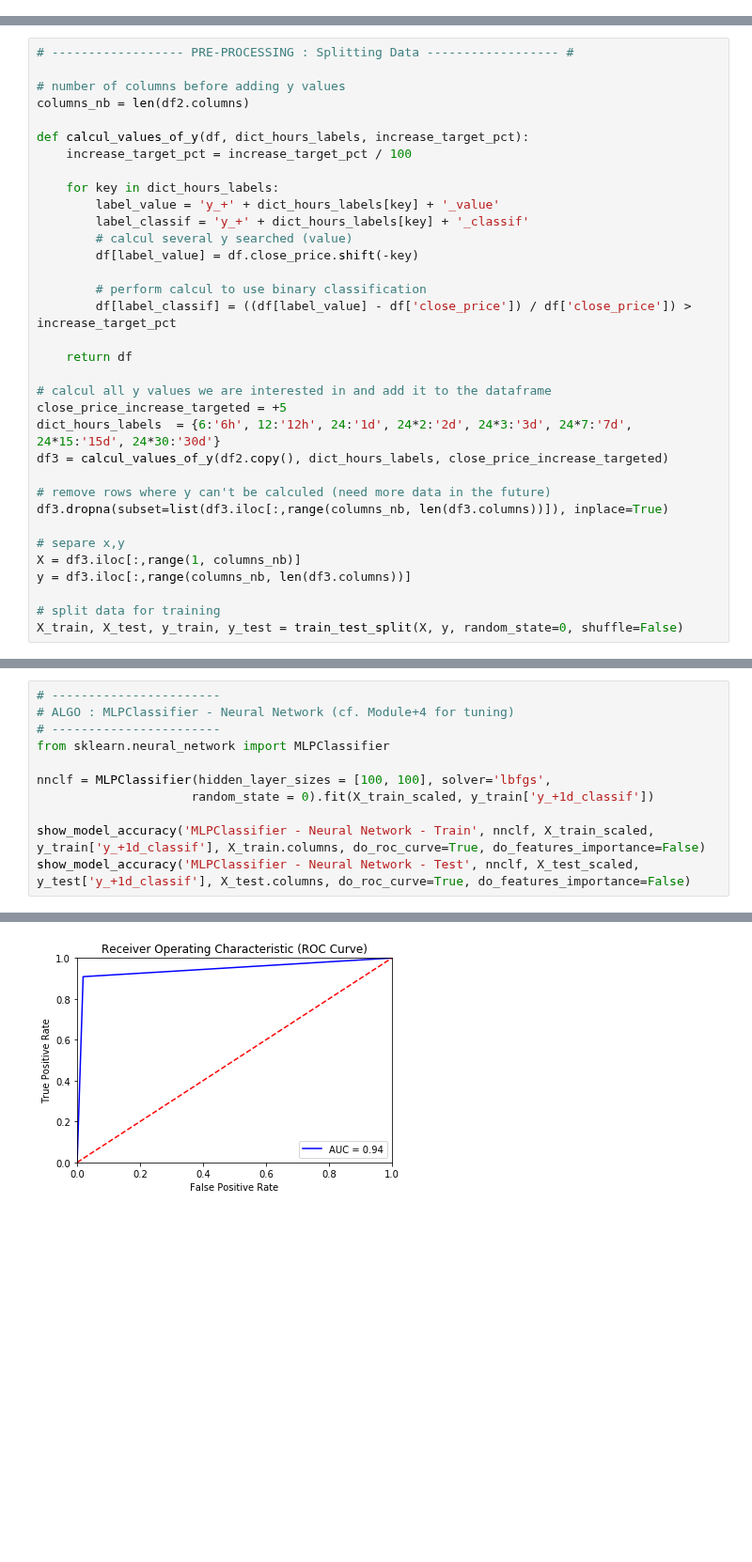
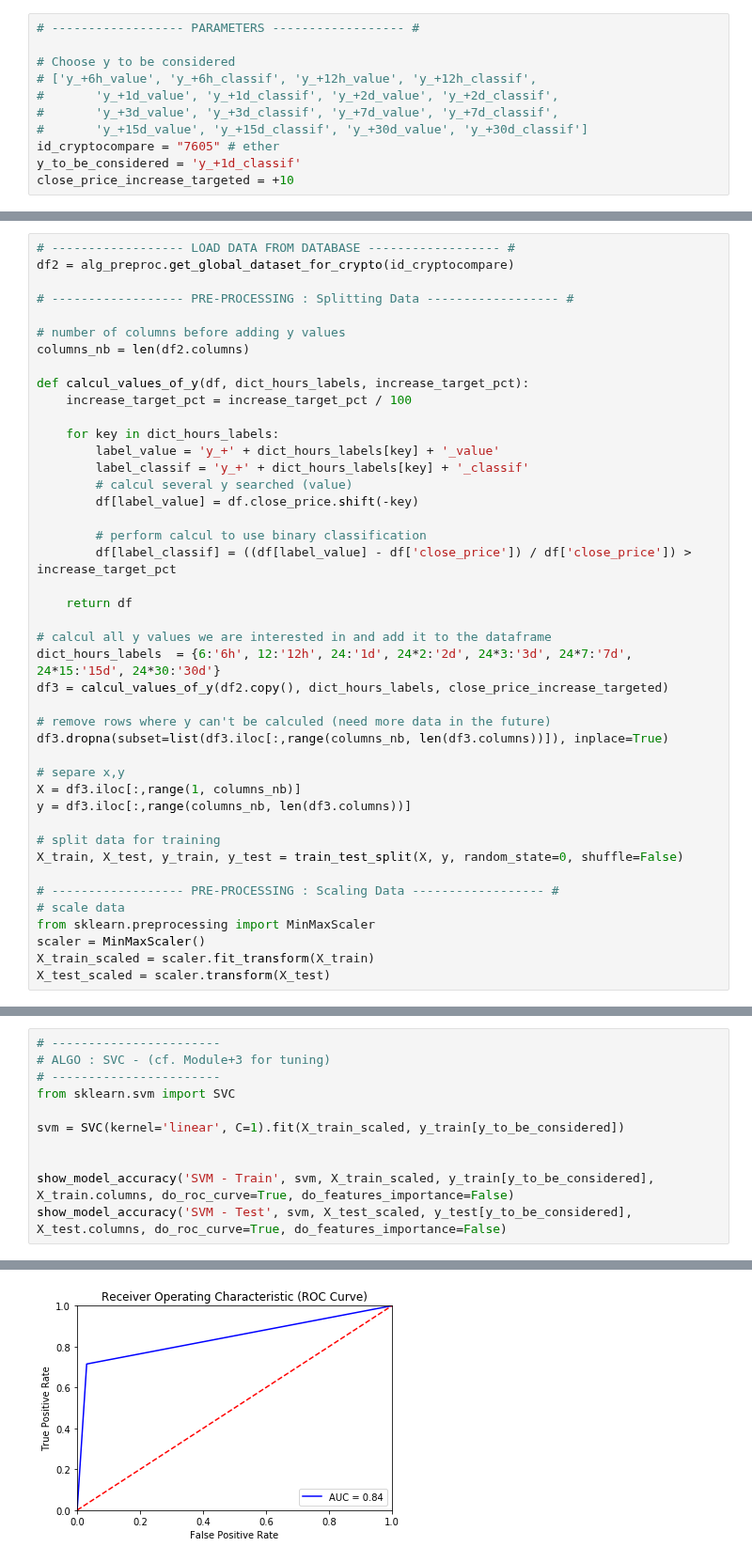
Before and after one commit to cysacenda/algocryptos, a Jupyter notebook: notebooks/ML/algocryptos_global.ipynb, the cells around one changed output, grey strips where cells are left out. Shown at 94% size. Cells and saved outputs as stored; diff of their text form; blank space fills up the shorter version.

```diff
--- a/notebooks/ML/algocryptos_global.ipynb
+++ b/notebooks/ML/algocryptos_global.ipynb
@@ -40,3 +50,14 @@ df2 = alg_preproc.get_global_dataset_for_crypto(id_cryptocompare_ether)
+# %%
+# ------------------ PARAMETERS ------------------ #
+
+# Choose y to be considered
+# ['y_+6h_value', 'y_+6h_classif', 'y_+12h_value', 'y_+12h_classif',
+#       'y_+1d_value', 'y_+1d_classif', 'y_+2d_value', 'y_+2d_classif',
+#       'y_+3d_value', 'y_+3d_classif', 'y_+7d_value', 'y_+7d_classif',
+#       'y_+15d_value', 'y_+15d_classif', 'y_+30d_value', 'y_+30d_classif']
+id_cryptocompare = "7605" # ether
+y_to_be_considered = 'y_+1d_classif'
+close_price_increase_targeted = +10
 # %%
 # ------------------ DATA VIZUALISATION ------------------ #
 
@@ -54,4 +69,7 @@ df2 = alg_preproc.get_global_dataset_for_crypto(id_cryptocompare_ether)
 # %%
+# ------------------ LOAD DATA FROM DATABASE ------------------ #
+df2 = alg_preproc.get_global_dataset_for_crypto(id_cryptocompare)
+
 # ------------------ PRE-PROCESSING : Splitting Data ------------------ #
 
 # number of columns before adding y values
@@ -72,7 +90,6 @@ def calcul_values_of_y(df, dict_hours_labels, increase_target_pct):
     return df
 
 # calcul all y values we are interested in and add it to the dataframe
-close_price_increase_targeted = +5
 dict_hours_labels  = {6:'6h', 12:'12h', 24:'1d', 24*2:'2d', 24*3:'3d', 24*7:'7d', 24*15:'15d', 24*30:'30d'}
 df3 = calcul_values_of_y(df2.copy(), dict_hours_labels, close_price_increase_targeted)
 
@@ -85,3 +102,10 @@ y = df3.iloc[:,range(columns_nb, len(df3.columns))]
 
 # split data for training
 X_train, X_test, y_train, y_test = train_test_split(X, y, random_state=0, shuffle=False)
+
+# ------------------ PRE-PROCESSING : Scaling Data ------------------ #
+# scale data
+from sklearn.preprocessing import MinMaxScaler
+scaler = MinMaxScaler()
+X_train_scaled = scaler.fit_transform(X_train)
+X_test_scaled = scaler.transform(X_test)
@@ -273,13 +361,13 @@ avg / total       0.86      0.89      0.87      1620
 # %%
 # -----------------------
-# ALGO : MLPClassifier - Neural Network (cf. Module+4 for tuning)
+# ALGO : SVC - (cf. Module+3 for tuning)
 # -----------------------
-from sklearn.neural_network import MLPClassifier
+from sklearn.svm import SVC
 
-nnclf = MLPClassifier(hidden_layer_sizes = [100, 100], solver='lbfgs',
-                     random_state = 0).fit(X_train_scaled, y_train['y_+1d_classif'])
+svm = SVC(kernel='linear', C=1).fit(X_train_scaled, y_train[y_to_be_considered])
 
-show_model_accuracy('MLPClassifier - Neural Network - Train', nnclf, X_train_scaled, y_train['y_+1d_classif'], X_train.columns, do_roc_curve=True, do_features_importance=False)
-show_model_accuracy('MLPClassifier - Neural Network - Test', nnclf, X_test_scaled, y_test['y_+1d_classif'], X_test.columns, do_roc_curve=True, do_features_importance=False)
+
+show_model_accuracy('SVM - Train', svm, X_train_scaled, y_train[y_to_be_considered], X_train.columns, do_roc_curve=True, do_features_importance=False)
+show_model_accuracy('SVM - Test', svm, X_test_scaled, y_test[y_to_be_considered], X_test.columns, do_roc_curve=True, do_features_importance=False)
 # %% [output]
 ----------------------------------------------------------
@@ -300,4 +388,4 @@ avg / total       0.97      0.97      0.97      4857
 
 ----------------------------------------------------------
-[figure, old version]
+[figure, new version]
 ----------------------------------------------------------
```
Also changed, not shown: parts of 14 cells of this notebook.
